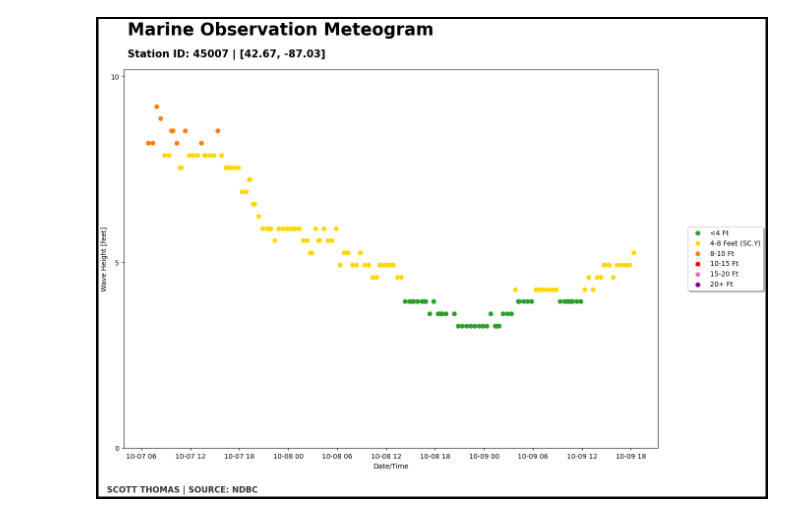
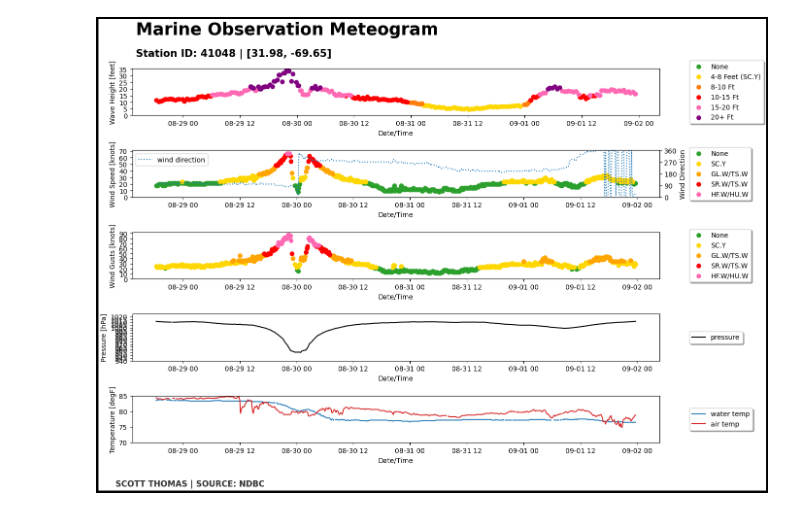
Before and after one commit to scottthomaswx/Marine-Meteogram-Plotter, a Jupyter notebook: MarineObs.ipynb, the cells around one changed output. Drawn from its saved outputs; the diff is of its cells as text; code cells hidden in the pictures.

```diff
--- a/MarineObs.ipynb
+++ b/MarineObs.ipynb
@@ -21,11 +37,11 @@ import sys
 # @markdown ## Enter A Station ID
 # @markdown ### Find stations at: https://www.ndbc.noaa.gov/
 
-station = '45007' #@param {type:"string"}
+station = '41048' #@param {type:"string"}
 station= station.upper()
 # @markdown ## How Many Data Points From Present Do You Want?
 
-Number_Of_Data_Points = '360' #@param {type:"string"}
+Number_Of_Data_Points = '600' #@param {type:"string"}
 
 
 # @markdown ## Check what parameters you wish to plot
@@ -35,10 +51,10 @@ Number_Of_Data_Points = '360' #@param {type:"string"}
 #User Selects What Obs They Want To Plot
 
 Wave_Heigt = True # @param {type:"boolean"}
-Wind_Speed = False # @param {type:"boolean"}
-Wind_Gusts = False # @param {type:"boolean"}
-Pressure_Trace = False # @param {type:"boolean"}
-Air_Water_Temp = False # @param {type:"boolean"}
+Wind_Speed = True # @param {type:"boolean"}
+Wind_Gusts = True # @param {type:"boolean"}
+Pressure_Trace = True # @param {type:"boolean"}
+Air_Water_Temp = True # @param {type:"boolean"}
 
 
 #Station Pulled
@@ -205,7 +221,7 @@ if Wave_Heigt == True:
   ax1 = plt.subplot(len(plots_to_plot), 1, (plots_to_plot.index('wave')+1))
   ax1.set_ylim(0, (df['wave_height_ft'].max()+1))
   ax1.set_yticks(np.arange(0, (df['wave_height_ft'].max()+1),5))
-  ax1.scatter(NoneWave_Time, NoneWave_Hgt, color = 'tab:green', label = '< 4 Ft')
+  ax1.scatter(NoneWave_Time, NoneWave_Hgt, color = 'tab:green', label = 'None')
   ax1.scatter(SCYWave_Time, SCYWave_Hgt, color = 'gold', label = '4-8 Feet (SC.Y)')
   ax1.scatter(F8_Time, F8_Hgt, color = 'tab:orange', label = '8-10 Ft')
   ax1.scatter(F10_Time, F10_Hgt, color = 'red', label = '10-15 Ft')
@@ -298,31 +314,31 @@ if Air_Water_Temp == True:
     ax5.plot(df['time'], df['air_temp_degf'], color='tab:red', label = 'air temp')
     ax5.set_ylabel('Temperature [degF]')
     ax5.set_xlabel('Date/Time')
     ax5.legend(loc = 'upper left')
     box5 = ax5.get_position()
     ax5.set_position([box5.x0, box5.y0, box5.width * 0.8, box5.height])
     ax5.legend(loc='center left', bbox_to_anchor=(1.05, 0.5),
           ncol=1, fancybox=True, shadow=True)
   else:
     ax5 = plt.subplot(len(plots_to_plot), 1, (plots_to_plot.index('temp')+1))
     maxtemp = df['air_temp_degf'].max()
     mintemp = df['air_temp_degf'].min()
     ax5.set_ylim(round_down_nearest(mintemp), round_up_nearest(maxtemp))
     ax5.set_yticks(np.arange(round_down_nearest(mintemp),round_up_nearest(maxtemp)+1,5))
     ax5.plot(df['time'], df['air_temp_degf'], color='tab:red', label = 'air temp')
     ax5.set_ylabel('Temperature [degF]')
     ax5.set_xlabel('Date/Time')
     ax5.legend(loc = 'upper left')
     box5 = ax5.get_position()
     ax5.set_position([box5.x0, box5.y0, box5.width * 0.8, box5.height])
     ax5.legend(loc='center left', bbox_to_anchor=(1.05, 0.5),
           ncol=1, fancybox=True, shadow=True)
 
 #Plot Settings
 plt.subplots_adjust(hspace=0.75)
 plt.subplots_adjust(wspace=0.25)
 plt.figtext(0.1, 0.02, f'SCOTT THOMAS | SOURCE: NDBC', weight='bold', color='black', fontsize=12, ha='left', alpha=0.8)
 plt.savefig(str(station)+'_full_marineobs.png')
 plt.show()
 # %% [output]
-[figure, old version]
+[figure, new version]
```
Also changed, not shown: parts of 1 cell of this notebook.
